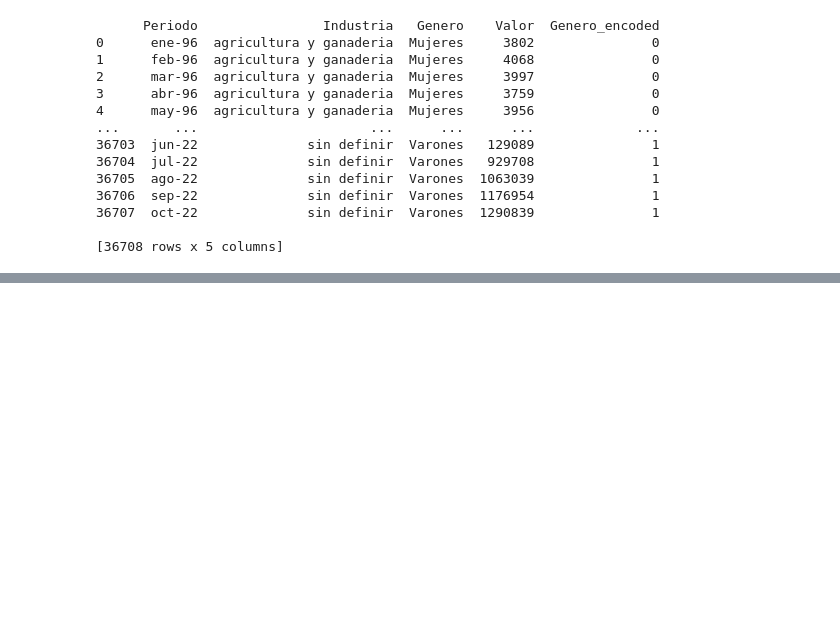
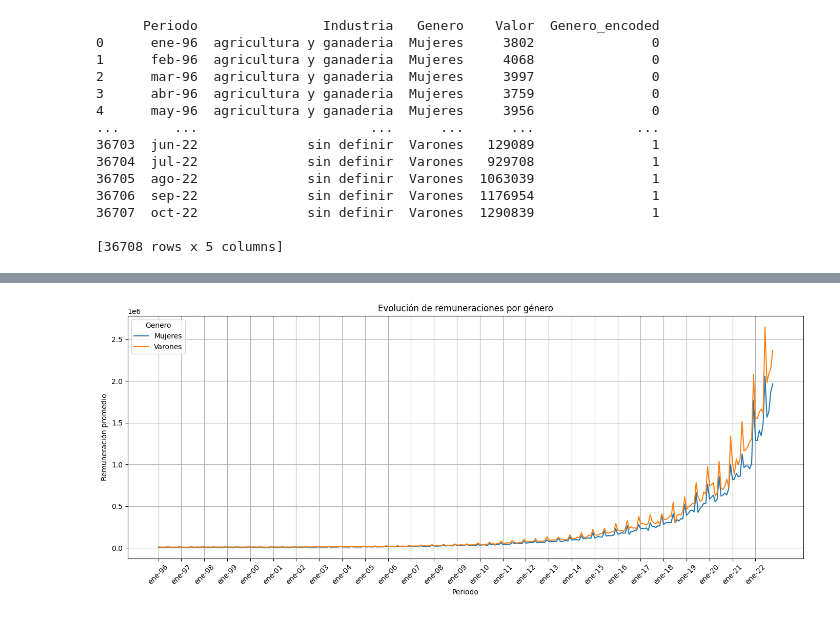
Before and after one commit to jorgelinasigal/datascience, a Jupyter notebook: proyectofinal/segunda pre-entrega/remuneraciones.ipynb, the cells around one changed output, grey strips where cells are left out. Drawn from its saved outputs; the diff is of its cells as text; code cells hidden in the pictures; blank space fills up the shorter version.

```diff
--- a/proyectofinal/segunda pre-entrega/remuneraciones.ipynb
+++ b/proyectofinal/segunda pre-entrega/remuneraciones.ipynb
@@ -266,0 +294,26 @@ print(remuneraciones)
+# %%
+periodos = remuneraciones['Periodo'].unique()
+plt.figure(figsize=(14, 6))
+sns.lineplot(
+    data=remuneraciones,
+    x='Periodo',
+    y='Valor',
+    # Una línea distinta para cada género
+    hue='Genero',
+    # Se calcula la remuneración promedio por período
+    estimator='mean',
+    errorbar=None
+)
+plt.title('Evolución de remuneraciones por género')
+plt.ylabel('Remuneración promedio')
+plt.xticks(
+    # Se toma una muestra por año
+    ticks=np.arange(0, len(periodos), 12),
+    labels=periodos[::12],
+    rotation=45
+)
+plt.grid(True)
+plt.tight_layout()
+plt.show()
+# %% [output]
+[figure, added]
```
Also changed, not shown: parts of 6 cells of this notebook.
